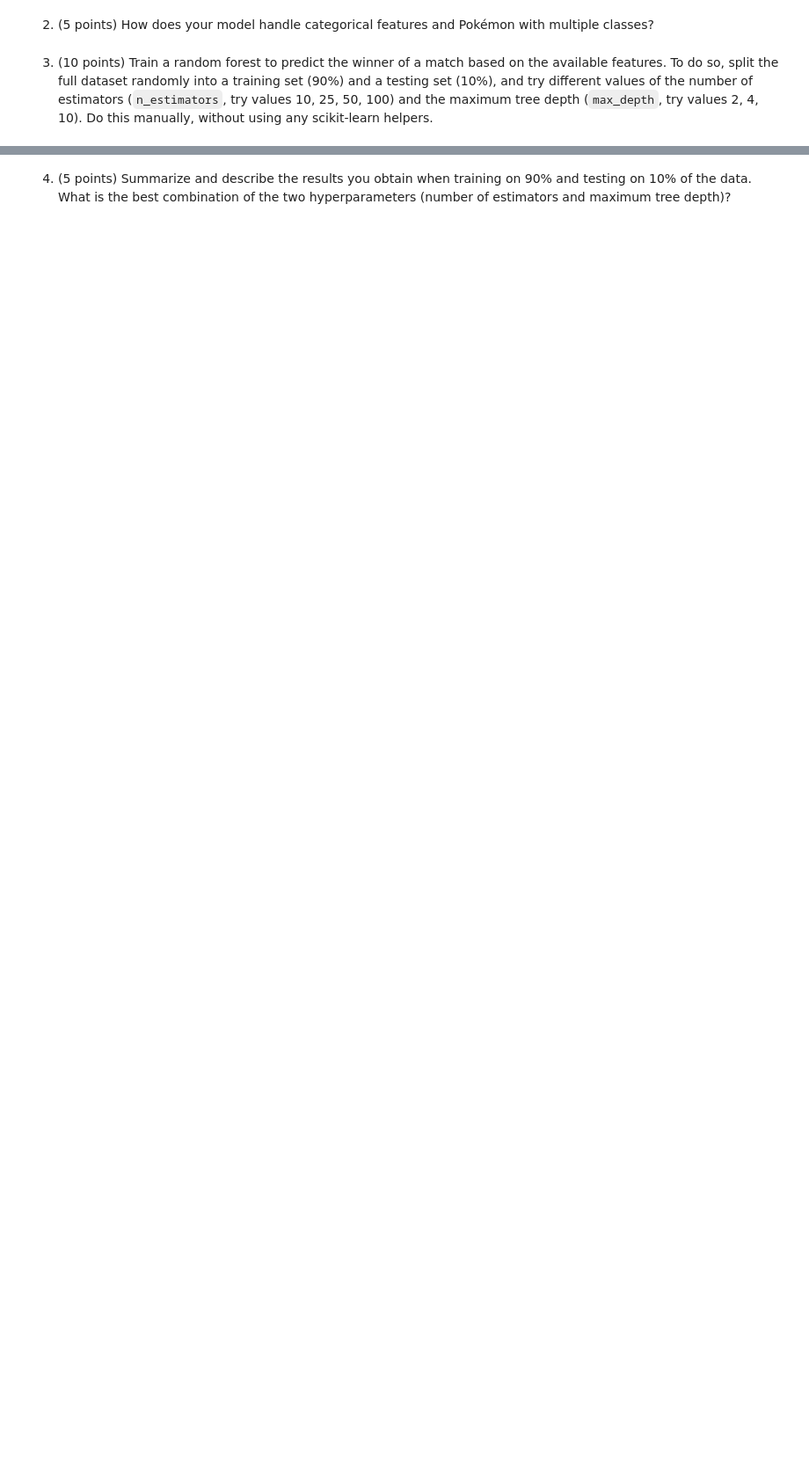
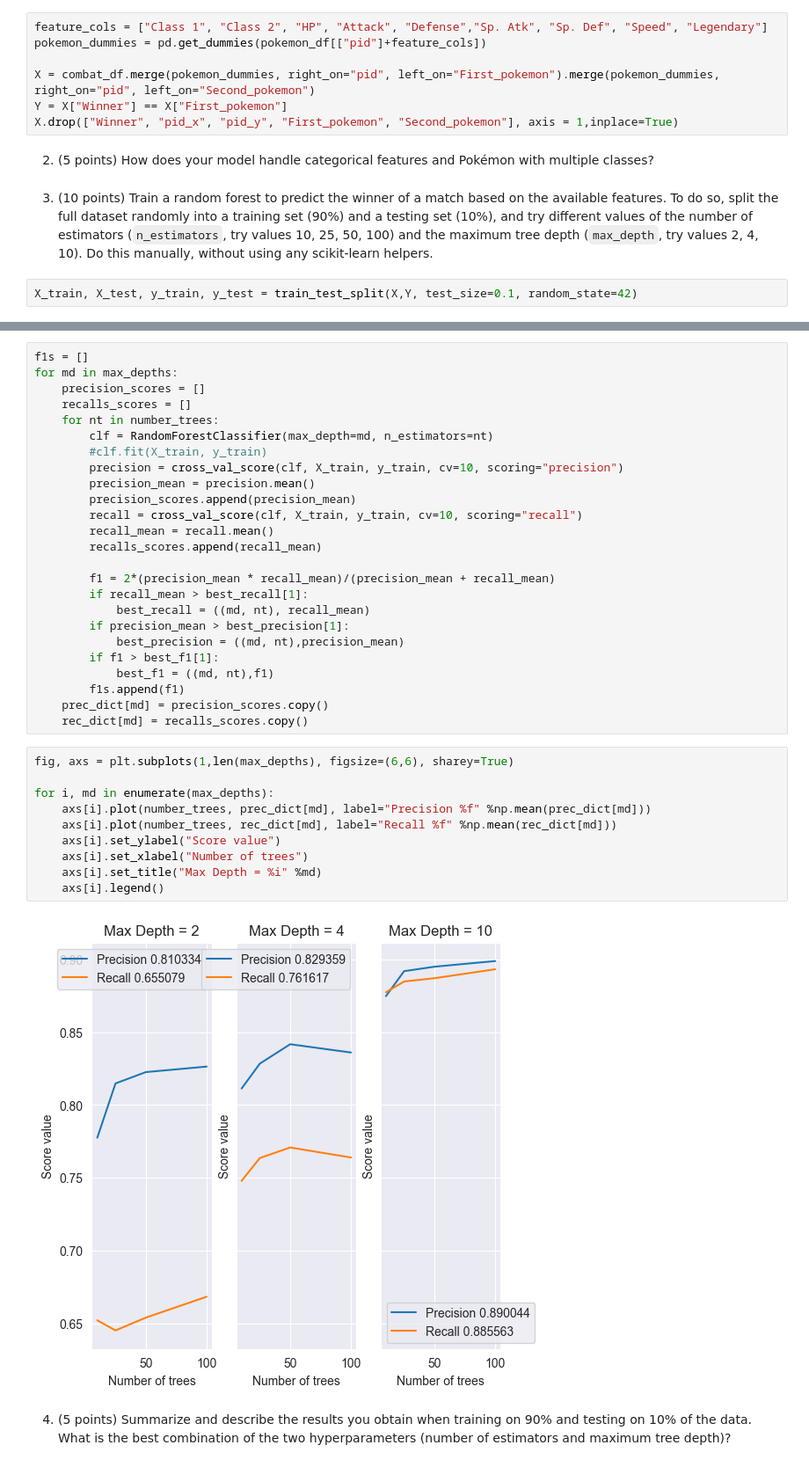
Before and after one commit to 2Tricky4u/ADA2023, a Jupyter notebook: Exam/2017/exam.ipynb, the cells around one changed output, grey strips where cells are left out. Shown at 88% size. Saved outputs shown, nothing was run; the diff lists cells and outputs as text; blank space fills up the shorter version.

```diff
--- a/Exam/2017/exam.ipynb
+++ b/Exam/2017/exam.ipynb
@@ -308,4 +291,13 @@ PySparkTypeError: [NOT_COLUMN_OR_FLOAT_OR_INT_OR_LIST_OR_STR] Argument `item` sh
+# %%
+feature_cols = ["Class 1", "Class 2", "HP", "Attack", "Defense","Sp. Atk", "Sp. Def", "Speed", "Legendary"]
+pokemon_dummies = pd.get_dummies(pokemon_df[["pid"]+feature_cols])
+
+X = combat_df.merge(pokemon_dummies, right_on="pid", left_on="First_pokemon").merge(pokemon_dummies, right_on="pid", left_on="Second_pokemon")
+Y = X["Winner"] == X["First_pokemon"]
+X.drop(["Winner", "pid_x", "pid_y", "First_pokemon", "Second_pokemon"], axis = 1,inplace=True)
 # %% [markdown]
 2. (5 points) How does your model handle categorical features and Pokémon with multiple classes?
 # %% [markdown]
 3. (10 points) Train a random forest to predict the winner of a match based on the available features. To do so, split the full dataset randomly into a training set (90%) and a testing set (10%), and try different values of the number of estimators (`n_estimators`, try values 10, 25, 50, 100) and the maximum tree depth (`max_depth`, try values 2, 4, 10). Do this manually, without using any scikit-learn helpers.
+# %%
+X_train, X_test, y_train, y_test = train_test_split(X,Y, test_size=0.1, random_state=42)
@@ -312,2 +316,39 @@ PySparkTypeError: [NOT_COLUMN_OR_FLOAT_OR_INT_OR_LIST_OR_STR] Argument `item` sh
+# %%
+f1s = []
+for md in max_depths:
+    precision_scores = []
+    recalls_scores = []
+    for nt in number_trees:
+        clf = RandomForestClassifier(max_depth=md, n_estimators=nt)
+        #clf.fit(X_train, y_train)
+        precision = cross_val_score(clf, X_train, y_train, cv=10, scoring="precision")
+        precision_mean = precision.mean()
+        precision_scores.append(precision_mean)
+        recall = cross_val_score(clf, X_train, y_train, cv=10, scoring="recall")
+        recall_mean = recall.mean()
+        recalls_scores.append(recall_mean)
+
+        f1 = 2*(precision_mean * recall_mean)/(precision_mean + recall_mean)
+        if recall_mean > best_recall[1]:
+            best_recall = ((md, nt), recall_mean)
+        if precision_mean > best_precision[1]:
+            best_precision = ((md, nt),precision_mean)
+        if f1 > best_f1[1]:
+            best_f1 = ((md, nt),f1)
+        f1s.append(f1)
+    prec_dict[md] = precision_scores.copy()
+    rec_dict[md] = recalls_scores.copy()
+# %%
+fig, axs = plt.subplots(1,len(max_depths), figsize=(6,6), sharey=True)
+
+for i, md in enumerate(max_depths):
+    axs[i].plot(number_trees, prec_dict[md], label="Precision %f" %np.mean(prec_dict[md]))
+    axs[i].plot(number_trees, rec_dict[md], label="Recall %f" %np.mean(rec_dict[md]))
+    axs[i].set_ylabel("Score value")
+    axs[i].set_xlabel("Number of trees")
+    axs[i].set_title("Max Depth = %i" %md)
+    axs[i].legend()
+# %% [output]
+[figure, added]
 # %% [markdown]
 4. (5 points) Summarize and describe the results you obtain when training on 90% and testing on 10% of the data. What is the best combination of the two hyperparameters (number of estimators and maximum tree depth)?
```
Also changed, not shown: parts of 7 cells of this notebook, 4 other files.
